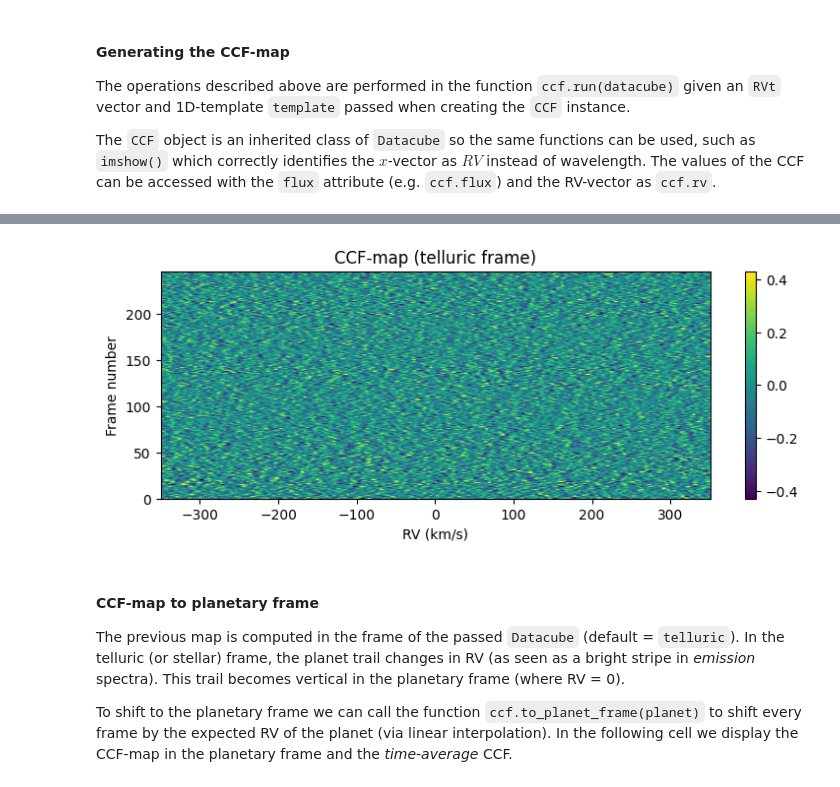
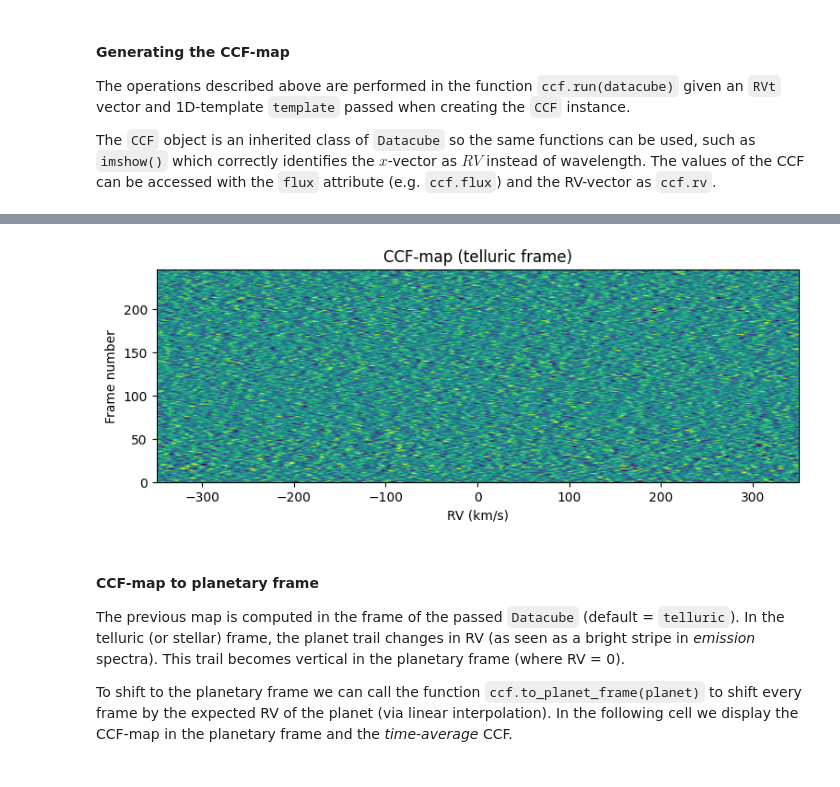
Before and after one commit to DGonzalezPicos/redcross, a Jupyter notebook: docs/source/notebooks/cross_correlation.ipynb, the cells around one changed output, grey strips where cells are left out. Drawn from its saved outputs; the diff is of its cells as text; code cells hidden in the pictures.

```diff
--- a/docs/source/notebooks/cross_correlation.ipynb
+++ b/docs/source/notebooks/cross_correlation.ipynb
@@ -120,12 +120,13 @@ The `CCF` object is an inherited class of `Datacube` so the same functions can b
 dcm = dc.merge_orders()
 
 ccf = CCF(RVt, template).run(dcm)
-
 # Plot the CCF-map
 fig, ax = plt.subplots(1, figsize=(9, 3))
 
-ccf.imshow(ax=ax, fig=fig) # passing a `fig` argument will display the colorbar
-
+# ccf.imshow(ax=ax, fig=fig) # passing a `fig` argument will display the colorbar
+ccf.imshow(ax=ax)
 ax.set(xlabel='RV (km/s)', ylabel='Frame number', title='CCF-map ({:} frame)'.format(ccf.frame))
 plt.show()
+outfig = '/home/dario/AstronomyLeiden/MRP/report/MRP-report/plots/methods/ccf_fe.png'
+fig.savefig(outfig, dpi=200, bbox_inches='tight', facecolor='white')
 # %% [output]
@@ -133,4 +134,4 @@ CCF elapsed time: 3.63 s
-[figure, old version]
+[figure, new version]
 # %% [markdown]
 #### CCF-map to planetary frame
 The previous map is computed in the frame of the passed `Datacube` (default = `telluric`). In the telluric (or stellar) frame, the planet trail changes in RV (as seen as a bright stripe in *emission* spectra). This trail becomes vertical in the planetary frame (where RV = 0).
```
Also changed, not shown: parts of 1 cell of this notebook, 3 other files.
